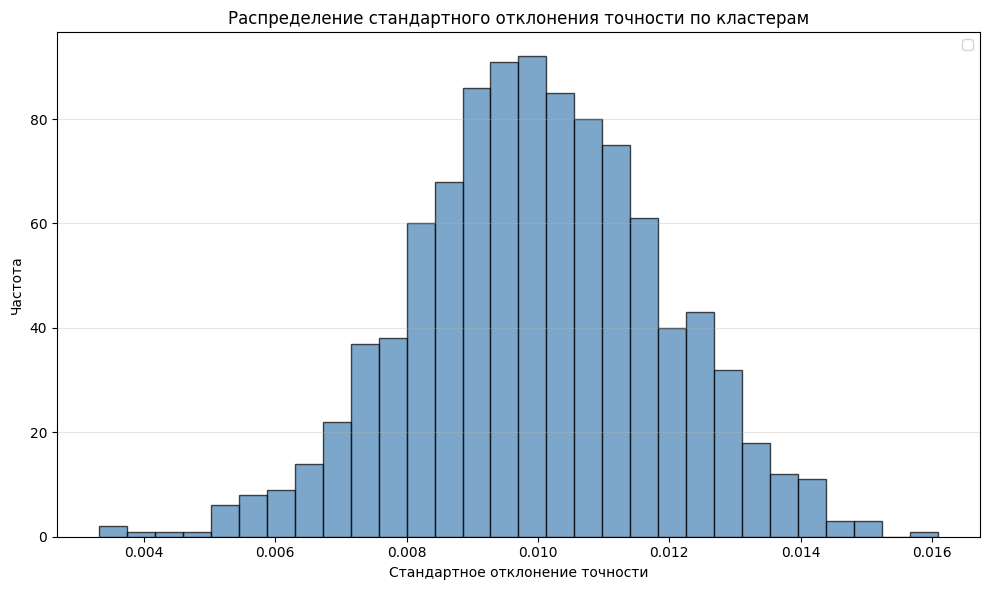
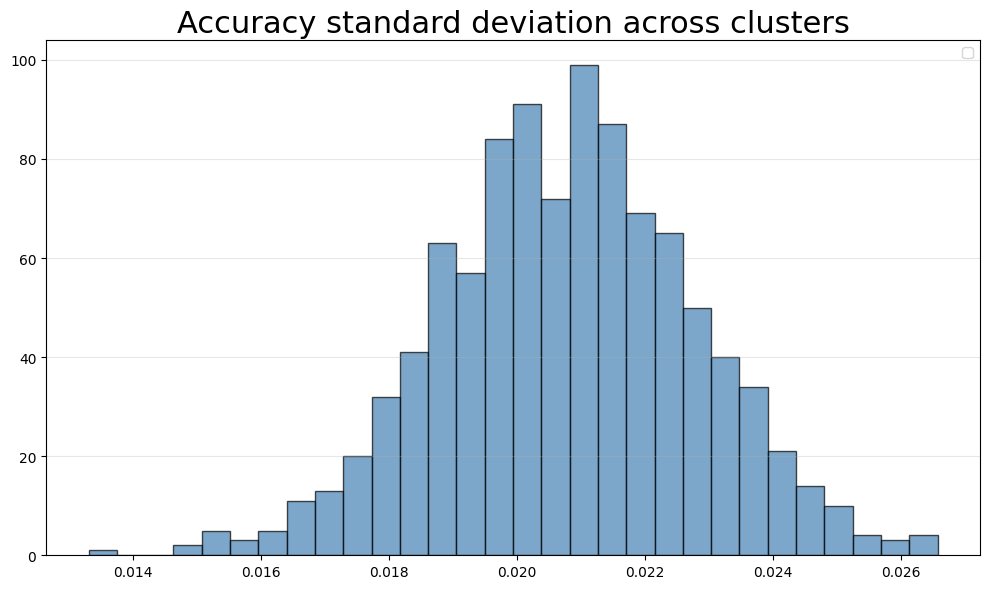
Unified diff of the notebook cell whose output changed from the first chart to the second:
--- before
+++ after
@@ -2,7 +2,7 @@
 plt.hist(cluster_acc_std_list, bins=30, color='steelblue', edgecolor='black', alpha=0.7)
 
-plt.xlabel('Стандартное отклонение точности')
-plt.ylabel('Частота')
-plt.title('Распределение стандартного отклонения точности по кластерам')
+# plt.xlabel('Стандартное отклонение точности', fontsize=20)
+# plt.ylabel('Частота', fontsize=20)
+plt.title('Accuracy standard deviation across clusters', fontsize=22)
 plt.grid(axis='y', alpha=0.3)
 

Commit: stage 2